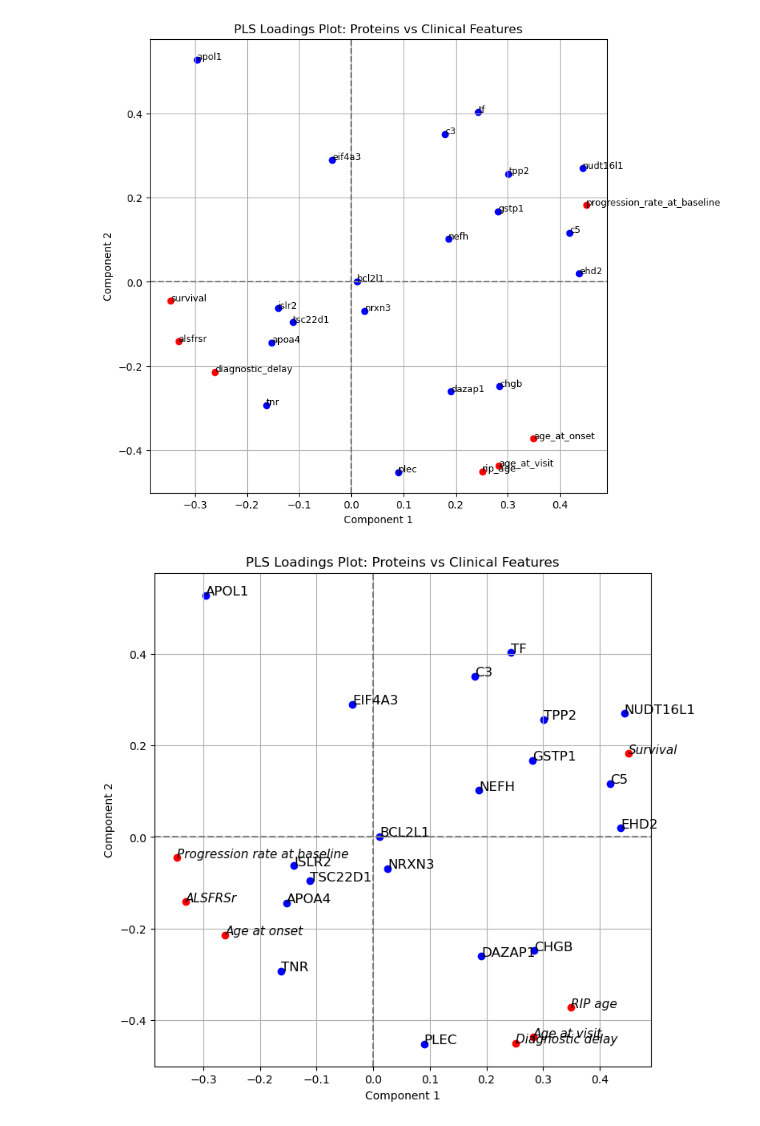
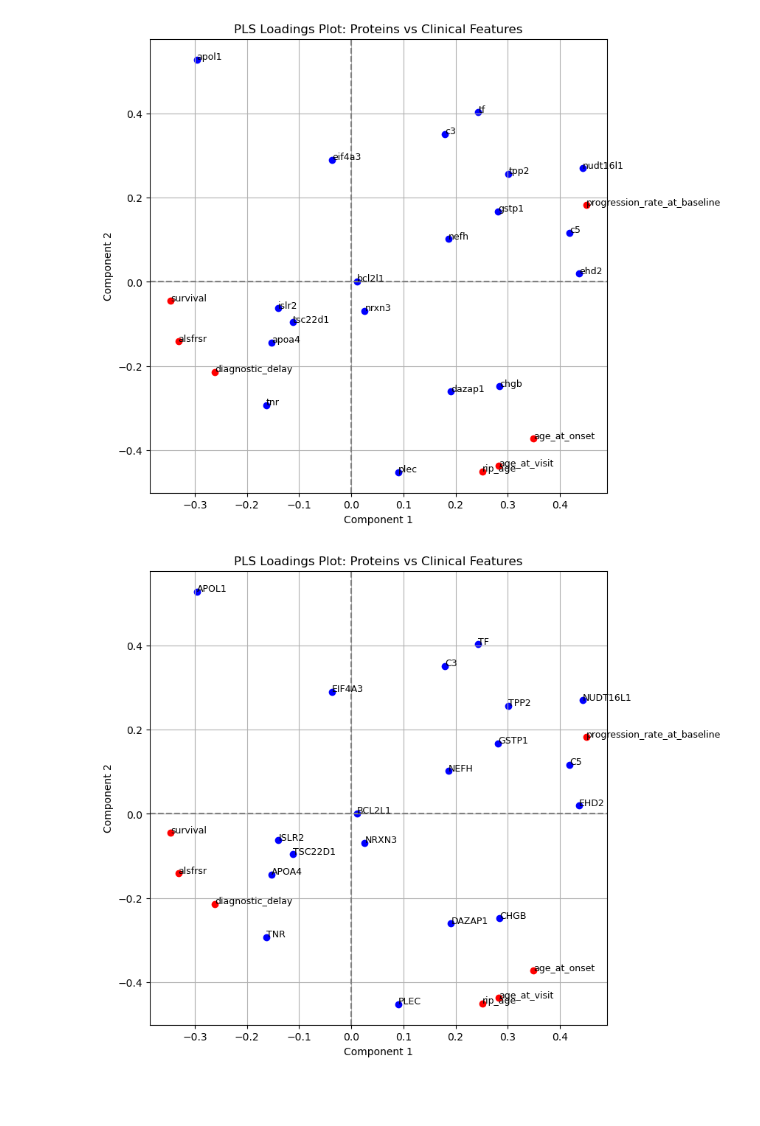
Before and after one commit to YoanaBobeva/PhD-Scripts, a Jupyter notebook: PLS.ipynb, the cells around one changed output. Drawn from its saved outputs; the diff is of its cells as text; code cells hidden in the pictures; blank space fills up the shorter version.

```diff
--- a/PLS.ipynb
+++ b/PLS.ipynb
@@ -94,40 +99,25 @@ plt.grid(True)
 plt.show()
 # %% [output]
 [figure]
-# %%
-# === Prepare labels ===
-# Convert protein names to uppercase
-protein_labels = [p.upper() for p in significant_proteins]
-
-# Define clinical feature labels with desired formatting
-clinical_labels = [
-    "ALSFRSr",
-    "RIP age",
-    "Age at visit",
-    "Age at onset",
-    "Survival",
-    "Diagnostic delay",
-    "Progression rate at baseline"
-]
-
-# === Plot correlation circle (loadings) ===
-plt.figure(figsize=(8, 8))
-for i, protein in enumerate(protein_labels):
-    plt.scatter(X_loadings[i, 0], X_loadings[i, 1], color="blue")
-    plt.text(X_loadings[i, 0], X_loadings[i, 1], protein,
-             fontsize=12, )  # largert
-
-for j, feature in enumerate(clinical_labels):
-    plt.scatter(Y_loadings[j, 0], Y_loadings[j, 1], color="red")
-    plt.text(Y_loadings[j, 0], Y_loadings[j, 1], feature,
-             fontsize=11, fontstyle='italic')  # italic for distinction
-
-plt.axhline(0, color="grey", linestyle="--")
-plt.axvline(0, color="grey", linestyle="--")
-plt.title("PLS Loadings Plot: Proteins vs Clinical Features")
-plt.xlabel("Component 1")
-plt.ylabel("Component 2")
-plt.grid(True)
-plt.show()
-# %% [output]
-[figure, removed]
+# %%
+# === Plot correlation circle (loadings) ===
+plt.figure(figsize=(8, 8))
+
+# Use uppercase labels
+for i, protein in enumerate(protein_labels):
+    plt.scatter(X_loadings[i, 0], X_loadings[i, 1], color="blue")
+    plt.text(X_loadings[i, 0], X_loadings[i, 1], protein, fontsize=9)
+
+for j, feature in enumerate(clinical_cols):
+    plt.scatter(Y_loadings[j, 0], Y_loadings[j, 1], color="red")
+    plt.text(Y_loadings[j, 0], Y_loadings[j, 1], feature, fontsize=9)
+
+plt.axhline(0, color="grey", linestyle="--")
+plt.axvline(0, color="grey", linestyle="--")
+plt.title("PLS Loadings Plot: Proteins vs Clinical Features")
+plt.xlabel("Component 1")
+plt.ylabel("Component 2")
+plt.grid(True)
+plt.show()
+# %% [output]
+[figure, added]
```
Also changed, not shown: parts of 1 cell of this notebook.
